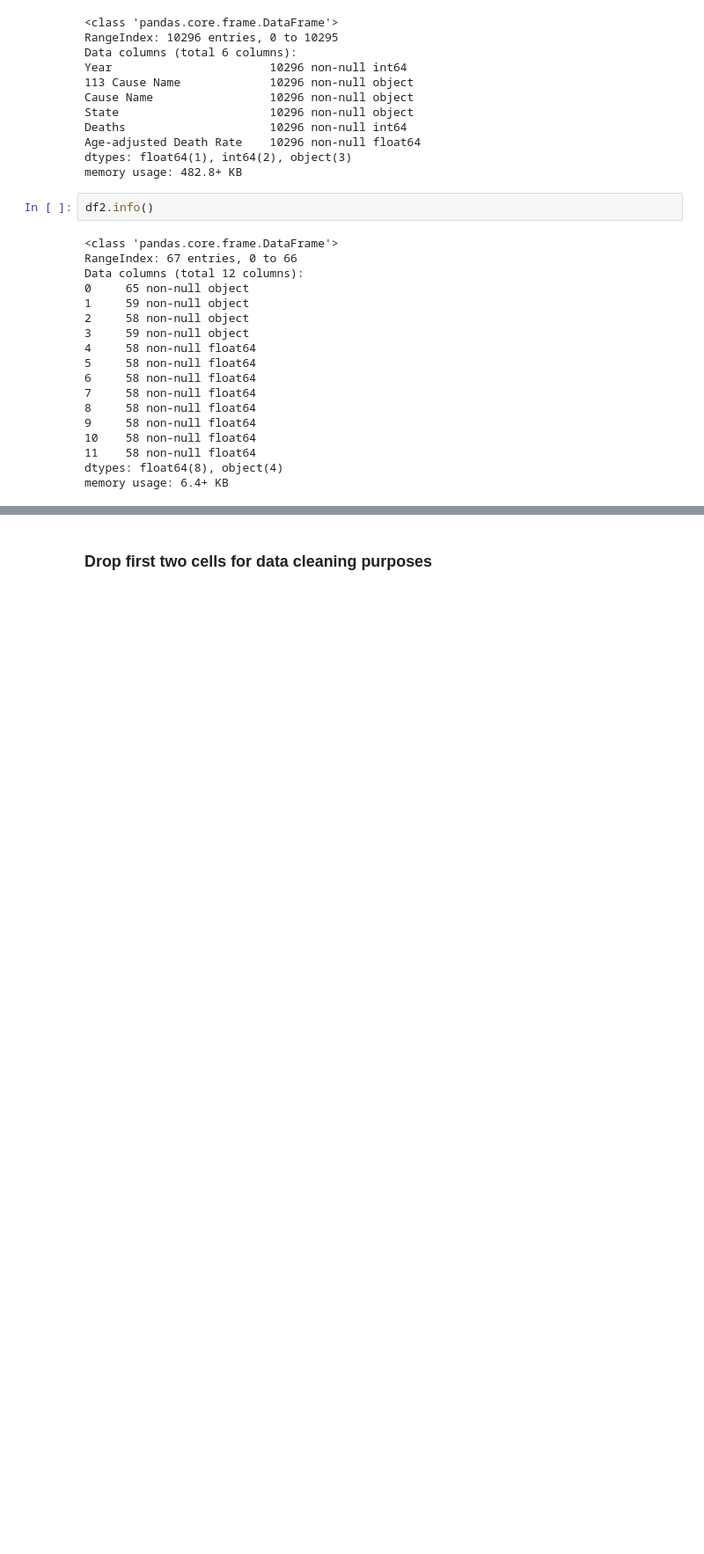
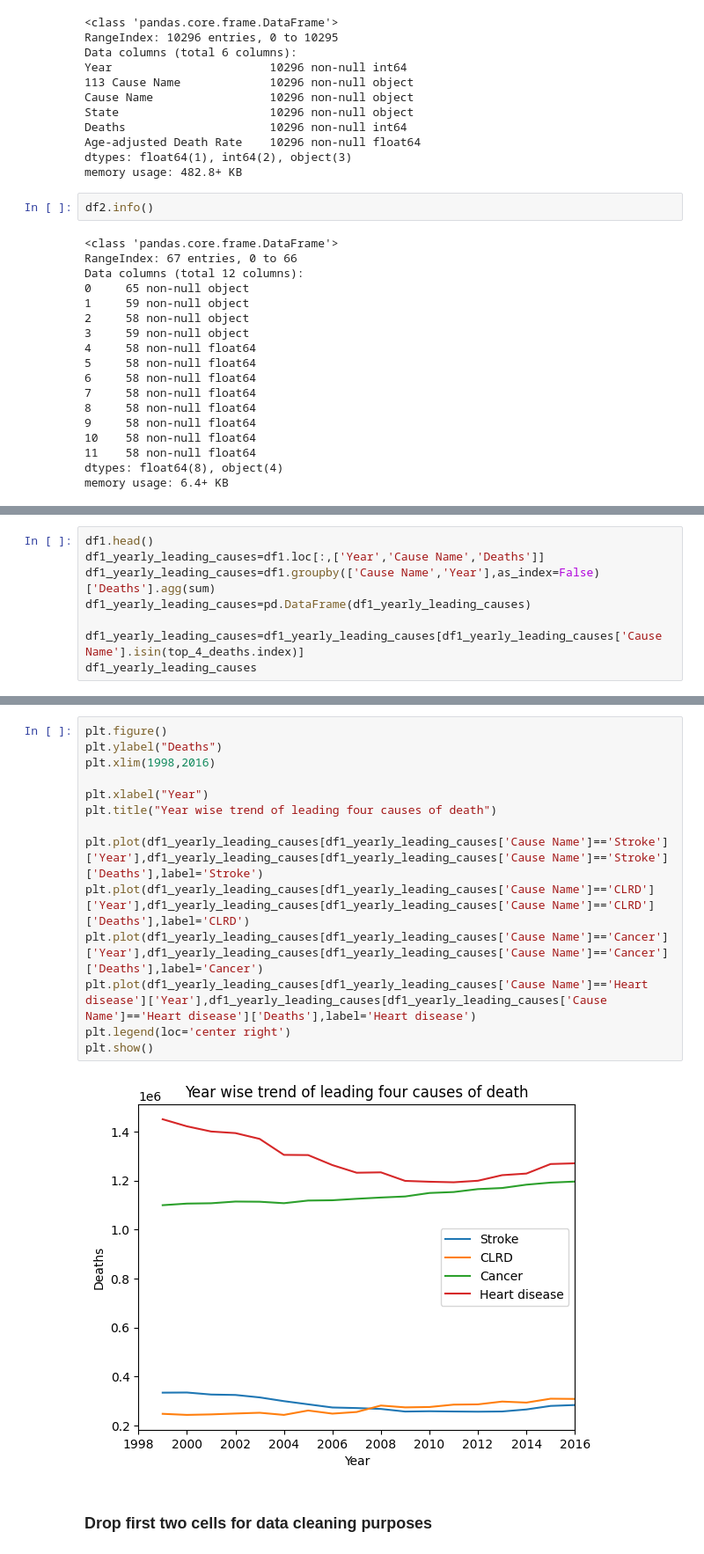
Before and after one commit to aaliu474/bana, a Jupyter notebook: BANA Assignment iteration 1.ipynb, the cells around one changed output, grey strips where cells are left out. Shown at 88% size. Drawn from its saved outputs; the diff is of its cells as text; blank space fills up the shorter version.

```diff
--- a/BANA Assignment iteration 1.ipynb
+++ b/BANA Assignment iteration 1.ipynb
@@ -71,0 +265,8 @@ memory usage: 6.4+ KB
+# %%
+df1.head()
+df1_yearly_leading_causes=df1.loc[:,['Year','Cause Name','Deaths']]
+df1_yearly_leading_causes=df1.groupby(['Cause Name','Year'],as_index=False)['Deaths'].agg(sum)
+df1_yearly_leading_causes=pd.DataFrame(df1_yearly_leading_causes)
+
+df1_yearly_leading_causes=df1_yearly_leading_causes[df1_yearly_leading_causes['Cause Name'].isin(top_4_deaths.index)]
+df1_yearly_leading_causes
@@ -72,3 +291,19 @@ memory usage: 6.4+ KB
+# %%
+plt.figure()
+plt.ylabel("Deaths")
+plt.xlim(1998,2016)
+
+plt.xlabel("Year")
+plt.title("Year wise trend of leading four causes of death")
+
+plt.plot(df1_yearly_leading_causes[df1_yearly_leading_causes['Cause Name']=='Stroke']['Year'],df1_yearly_leading_causes[df1_yearly_leading_causes['Cause Name']=='Stroke']['Deaths'],label='Stroke')
+plt.plot(df1_yearly_leading_causes[df1_yearly_leading_causes['Cause Name']=='CLRD']['Year'],df1_yearly_leading_causes[df1_yearly_leading_causes['Cause Name']=='CLRD']['Deaths'],label='CLRD')
+plt.plot(df1_yearly_leading_causes[df1_yearly_leading_causes['Cause Name']=='Cancer']['Year'],df1_yearly_leading_causes[df1_yearly_leading_causes['Cause Name']=='Cancer']['Deaths'],label='Cancer')
+plt.plot(df1_yearly_leading_causes[df1_yearly_leading_causes['Cause Name']=='Heart disease']['Year'],df1_yearly_leading_causes[df1_yearly_leading_causes['Cause Name']=='Heart disease']['Deaths'],label='Heart disease')
+plt.legend(loc='center right')
+plt.show()
+# %% [output]
+[figure, added]
 # %% [markdown]
 ### Drop first two cells for data cleaning purposes
 # %%
```
Also changed, not shown: parts of 18 cells of this notebook.
